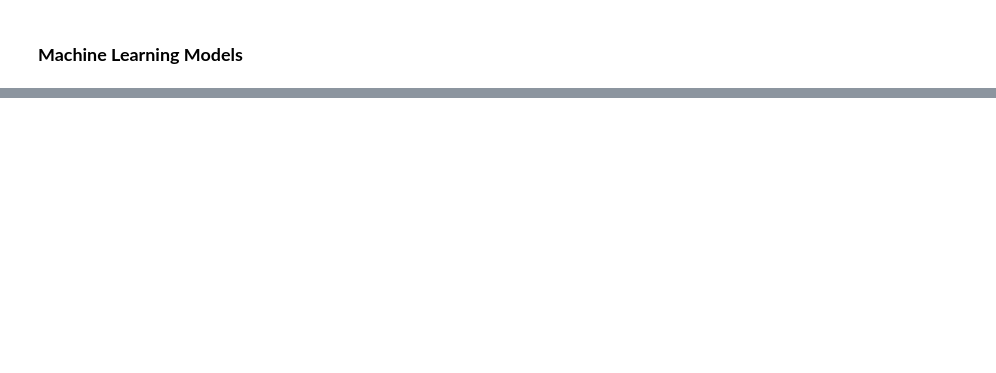
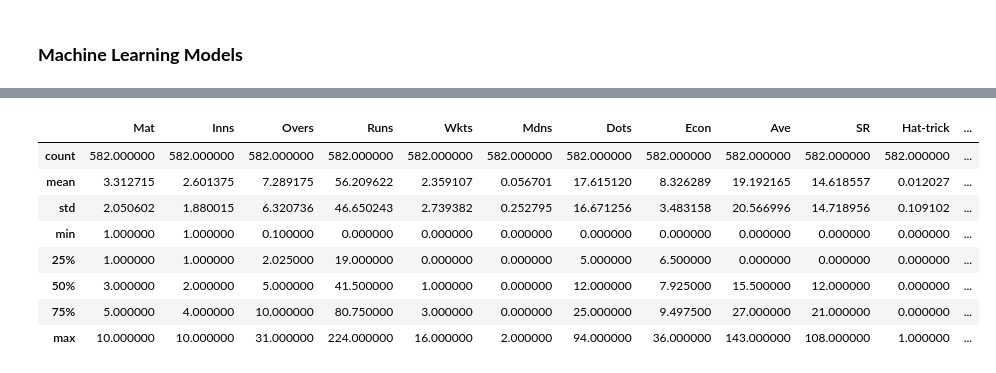
Before and after one commit to shaifalipatwal/NTCA-Cricket-Data-Analysis, a Jupyter notebook: NTCA Super Division.ipynb, the cells around one changed output, grey strips where cells are left out. Cells and saved outputs as stored; diff of their text form; code cells hidden in the pictures; blank space fills up the shorter version.

```diff
--- a/NTCA Super Division.ipynb
+++ b/NTCA Super Division.ipynb
@@ -285,0 +437,3 @@ Index(['Player', 'Group', 'Team', 'Mat', 'Ins', 'No', 'Runs', 'Balls', 'Avg',
+# %%
+bowling_df= pd.read_excel("C:\\Users\\SHAIFALI PATWAL\\Downloads\\Internship sheets\\2024 NTCA Legacy T20 - super division.xlsx", sheet_name="bowling", header=0)
+bowling_df.head()
@@ -285,0 +447,5 @@ Index(['Player', 'Group', 'Team', 'Mat', 'Ins', 'No', 'Runs', 'Balls', 'Avg',
+# %%
+# Replacing ↓ from the column names
+bowling_df.columns=bowling_df.columns.str.replace("↓","")
+bowling_df.columns=bowling_df.columns.str.strip()
+bowling_df.columns
@@ -285,0 +457,4 @@ Index(['Player', 'Group', 'Team', 'Mat', 'Ins', 'No', 'Runs', 'Balls', 'Avg',
+# %%
+# Setting column 0 as an index
+bowling_df.set_index(bowling_df.columns[0], inplace=True)
+bowling_df.head(1)
@@ -285,0 +465,4 @@ Index(['Player', 'Group', 'Team', 'Mat', 'Ins', 'No', 'Runs', 'Balls', 'Avg',
+# %%
+# Removing \xa0 from the dataset values
+bowling_df = bowling_df.replace(u'\xa0', u'', regex=True)
+bowling_df["Mat"].unique()
@@ -285,0 +555,12 @@ Index(['Player', 'Group', 'Team', 'Mat', 'Ins', 'No', 'Runs', 'Balls', 'Avg',
+# %%
+bowling_df.describe()
+# %% [output]
+|  | Mat | Inns | Overs | Runs | Wkts | Mdns | Dots | Econ | Ave | SR | Hat-trick | ... |
+| count | 582.000000 | 582.000000 | 582.000000 | 582.000000 | 582.000000 | 582.000000 | 582.000000 | 582.000000 | 582.000000 | 582.000000 | 582.000000 | ... |
+| mean | 3.312715 | 2.601375 | 7.289175 | 56.209622 | 2.359107 | 0.056701 | 17.615120 | 8.326289 | 19.192165 | 14.618557 | 0.012027 | ... |
+| std | 2.050602 | 1.880015 | 6.320736 | 46.650243 | 2.739382 | 0.252795 | 16.671256 | 3.483158 | 20.566996 | 14.718956 | 0.109102 | ... |
+| min | 1.000000 | 1.000000 | 0.100000 | 0.000000 | 0.000000 | 0.000000 | 0.000000 | 0.000000 | 0.000000 | 0.000000 | 0.000000 | ... |
+| 25% | 1.000000 | 1.000000 | 2.025000 | 19.000000 | 0.000000 | 0.000000 | 5.000000 | 6.500000 | 0.000000 | 0.000000 | 0.000000 | ... |
+| 50% | 3.000000 | 2.000000 | 5.000000 | 41.500000 | 1.000000 | 0.000000 | 12.000000 | 7.925000 | 15.500000 | 12.000000 | 0.000000 | ... |
+| 75% | 5.000000 | 4.000000 | 10.000000 | 80.750000 | 3.000000 | 0.000000 | 25.000000 | 9.497500 | 27.000000 | 21.000000 | 0.000000 | ... |
+| max | 10.000000 | 10.000000 | 31.000000 | 224.000000 | 16.000000 | 2.000000 | 94.000000 | 36.000000 | 143.000000 | 108.000000 | 1.000000 | ... |
```
Also changed, not shown: parts of 51 cells of this notebook, 1 other file.
